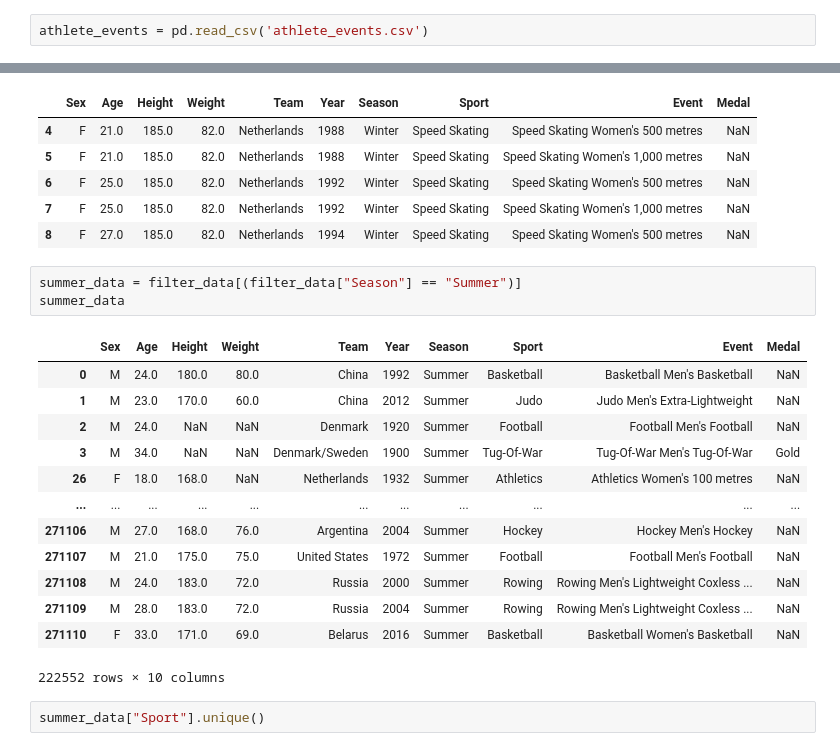
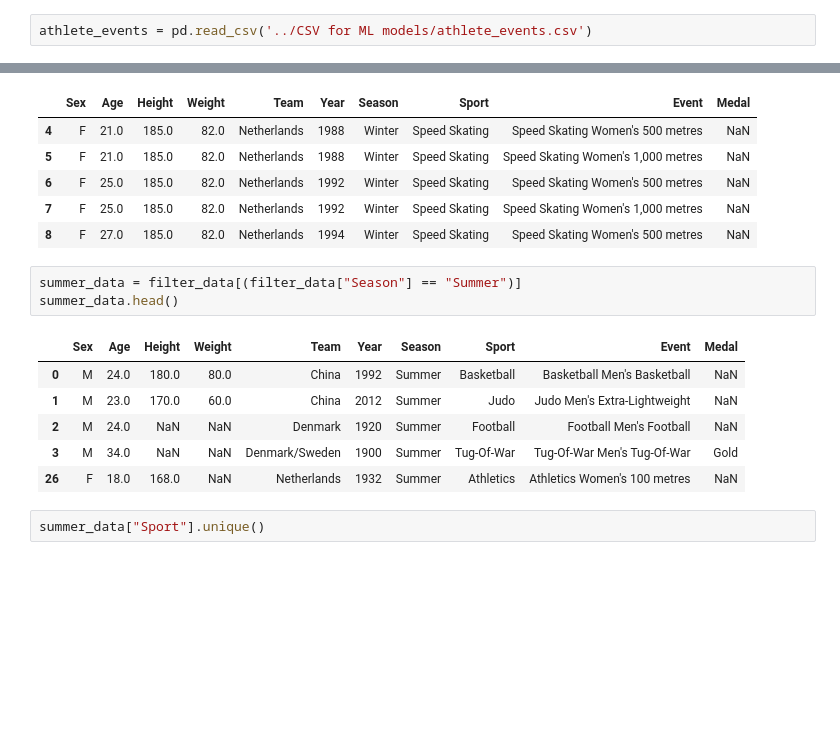
Before and after one commit to diannejardinez/Olympic_Data_machine_learning, a Jupyter notebook: ML Models/LogisticRegression_olympic medalists.ipynb, the cells around one changed output, grey strips where cells are left out. Saved outputs shown, nothing was run; the diff lists cells and outputs as text; blank space fills up the shorter version.

```diff
--- a/ML Models/LogisticRegression_olympic medalists.ipynb
+++ b/ML Models/LogisticRegression_olympic medalists.ipynb
@@ -3,7 +3,7 @@ import pandas as pd
 import matplotlib.pyplot as plt
 import numpy as np
 # %%
-athlete_events = pd.read_csv('athlete_events.csv')
+athlete_events = pd.read_csv('../CSV for ML models/athlete_events.csv')
 # %%
 athlete_events.head()
 # %% [output]
@@ -36,21 +36,14 @@ winter_data.head()
 | 8 | F | 27.0 | 185.0 | 82.0 | Netherlands | 1994 | Winter | Speed Skating | Speed Skating Women's 500 metres | NaN |
 # %%
 summer_data = filter_data[(filter_data["Season"] == "Summer")]
-summer_data
+summer_data.head()
 # %% [output]
 |  | Sex | Age | Height | Weight | Team | Year | Season | Sport | Event | Medal |
 | 0 | M | 24.0 | 180.0 | 80.0 | China | 1992 | Summer | Basketball | Basketball Men's Basketball | NaN |
 | 1 | M | 23.0 | 170.0 | 60.0 | China | 2012 | Summer | Judo | Judo Men's Extra-Lightweight | NaN |
 | 2 | M | 24.0 | NaN | NaN | Denmark | 1920 | Summer | Football | Football Men's Football | NaN |
 | 3 | M | 34.0 | NaN | NaN | Denmark/Sweden | 1900 | Summer | Tug-Of-War | Tug-Of-War Men's Tug-Of-War | Gold |
 | 26 | F | 18.0 | 168.0 | NaN | Netherlands | 1932 | Summer | Athletics | Athletics Women's 100 metres | NaN |
-| ... | ... | ... | ... | ... | ... | ... | ... | ... | ... | ... |
-| 271106 | M | 27.0 | 168.0 | 76.0 | Argentina | 2004 | Summer | Hockey | Hockey Men's Hockey | NaN |
-| 271107 | M | 21.0 | 175.0 | 75.0 | United States | 1972 | Summer | Football | Football Men's Football | NaN |
-| 271108 | M | 24.0 | 183.0 | 72.0 | Russia | 2000 | Summer | Rowing | Rowing Men's Lightweight Coxless ... | NaN |
-| 271109 | M | 28.0 | 183.0 | 72.0 | Russia | 2004 | Summer | Rowing | Rowing Men's Lightweight Coxless ... | NaN |
-| 271110 | F | 33.0 | 171.0 | 69.0 | Belarus | 2016 | Summer | Basketball | Basketball Women's Basketball | NaN |
-222552 rows × 10 columns
 # %%
 summer_data["Sport"].unique()
 # %% [output]
```
Also changed, not shown: parts of 43 cells of this notebook.
